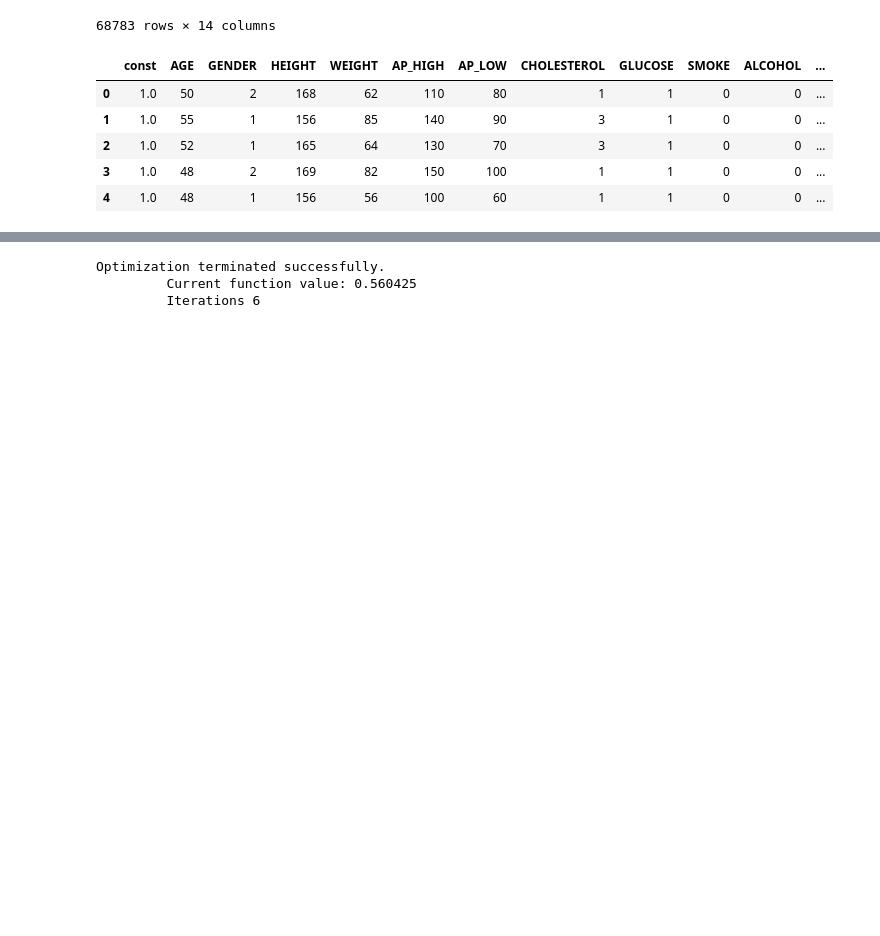
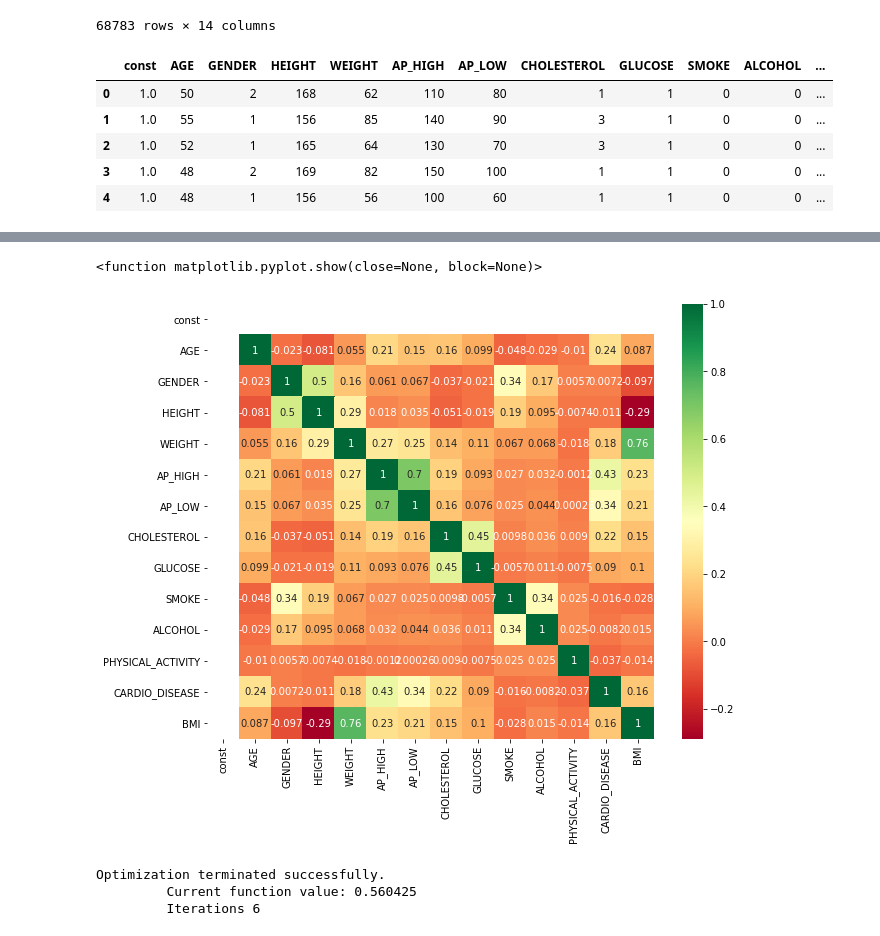
Before and after one commit to AR-Elbers/UWA-Data-Bootcamp---Group-1--Project-1, a Jupyter notebook: output_data/Cardiovascular Study.ipynb, the cells around one changed output, grey strips where cells are left out. Cells and saved outputs as stored; diff of their text form; code cells hidden in the pictures; blank space fills up the shorter version.

```diff
--- a/output_data/Cardiovascular Study.ipynb
+++ b/output_data/Cardiovascular Study.ipynb
@@ -346,3 +370,12 @@ heart_df_constant.head()
+# %%
+# Correlation test
+sns.heatmap(heart_df_constant.corr(),annot=True,cmap='RdYlGn')
+fig=plt.gcf()
+fig.set_size_inches(10,8)
+plt.show
+# %% [output]
+<function matplotlib.pyplot.show(close=None, block=None)>
+[figure, added]
 # %%
 st.chisqprob = lambda chisq, df: st.chi2.sf(chisq, df)
 # cols=heart_df_constant.columns[:-1]
```
Also changed, not shown: parts of 13 cells of this notebook, 1 other file.
